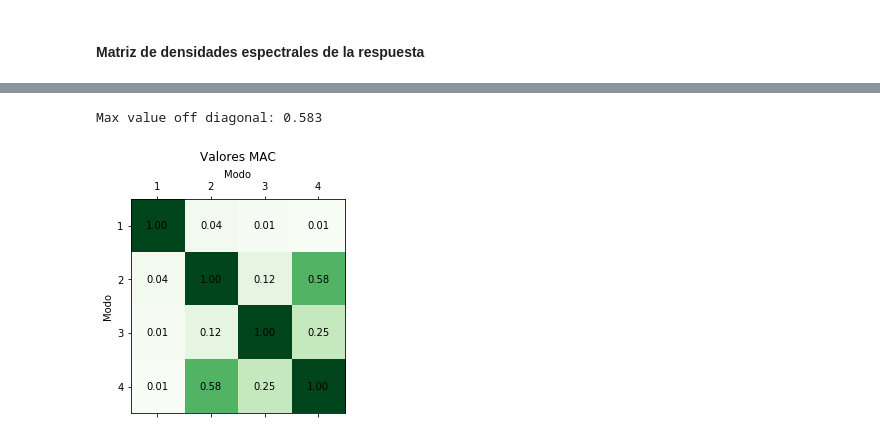
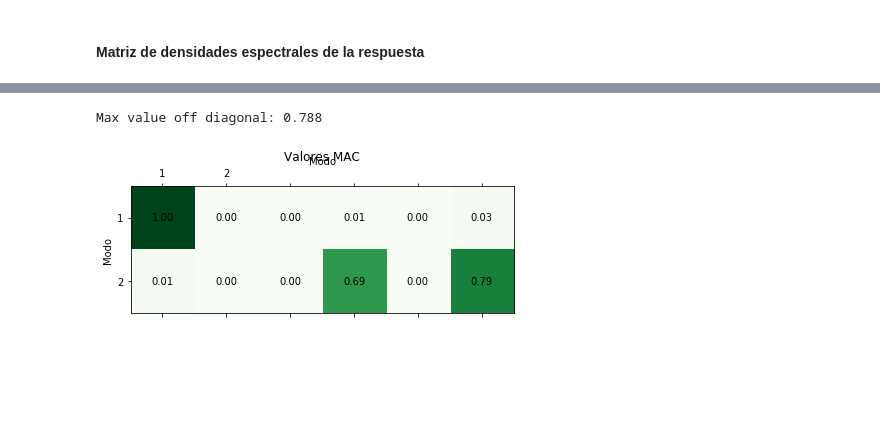
Before and after one commit to rafadodo/atelier, a Jupyter notebook: modal_analysis_from_f06.ipynb, the cells around one changed output, grey strips where cells are left out. Cells and saved outputs as stored; diff of their text form; code cells hidden in the pictures; blank space fills up the shorter version.

```diff
--- a/modal_analysis_from_f06.ipynb
+++ b/modal_analysis_from_f06.ipynb
@@ -151,4 +189,4 @@ array([ 0.        ,  0.00833333,  0.01666667, ..., -0.025     ,
 # Interpolacion de transferencias las frecuencias de excitación
 TF_inter = np.zeros((len(Ug_fft_freq), TF.shape[1]), dtype=complex)
 for dof in range(TF.shape[1]):
-    TF_inter[:,dof] = 2*np.interp(Ug_fft_freq, freq, TF[:,dof])
+    TF_inter[:,dof] = np.interp(Ug_fft_freq, freq, TF[:,dof])
@@ -229,6 +283,7 @@ modal_params2
 # %%
-n_modes = 3
+DOFS = np.array([20, 21])
+n_modes = 4
 m = 2*n_modes-1
 n = 2*n_modes
-denom, denom_coeff = rfp.grfp_denominator(H1[:len(f_H)//4,:], 2*np.pi*f_H[:len(f_H)//4],n,m)
+denom, denom_coeff = rfp.grfp_denominator(H1[idxes[:, np.newaxis], DOFS], 2*np.pi*f_H[idxes],n,m)
 # %%
@@ -289,6 +369,7 @@ print(end - start)
 # Extraigo frecuencias y formas de modo por SVD
 u_fdd, s_fdd, vh_fdd = np.linalg.svd(S_xx)
 
+freq_fdd = f_S[:len(f_S)//2]
 # Maximos del primer valor singular
-mode_ind_fdd = np.array([m for m in signal.argrelmax(s_fdd[:len(f_S)//4, 0], order=70)]).flatten()
+mode_ind_fdd = np.array([m for m in signal.argrelmax(s_fdd[:len(f_S)//2, 0], order=200)]).flatten()
 # %%
@@ -308,4 +389,4 @@ plt.show()
 # %%
-fdd_total_modes = 4
-f_S[mode_ind_fdd[:fdd_total_modes]]
+fdd_total_modes = 3
+freq_fdd[mode_ind_fdd[:fdd_total_modes]]
 # %% [output]
@@ -322,8 +403,8 @@ for mode_idx in range(fdd_total_modes):
 # %%
 modes_fdd = u_fdd[mode_ind_fdd[:fdd_total_modes],:,0].T
-MAC_fdd = mac.get_MAC_matrix(modes_fdd, modes_fdd)
+MAC_fdd = mac.get_MAC_matrix(modes_fdd, modes_theo)
 mac.plot_MAC(MAC_fdd, 'Greens', 'k')
 print('Max value off diagonal: {:.3f}'.format(mac.get_max_off_diagonal(MAC_fdd)))
 # %% [output]
-Max value off diagonal: 0.583
+Max value off diagonal: 0.788
-[figure, old version]
+[figure, new version]
```
Also changed, not shown: parts of 57 cells of this notebook, 2 other files.
